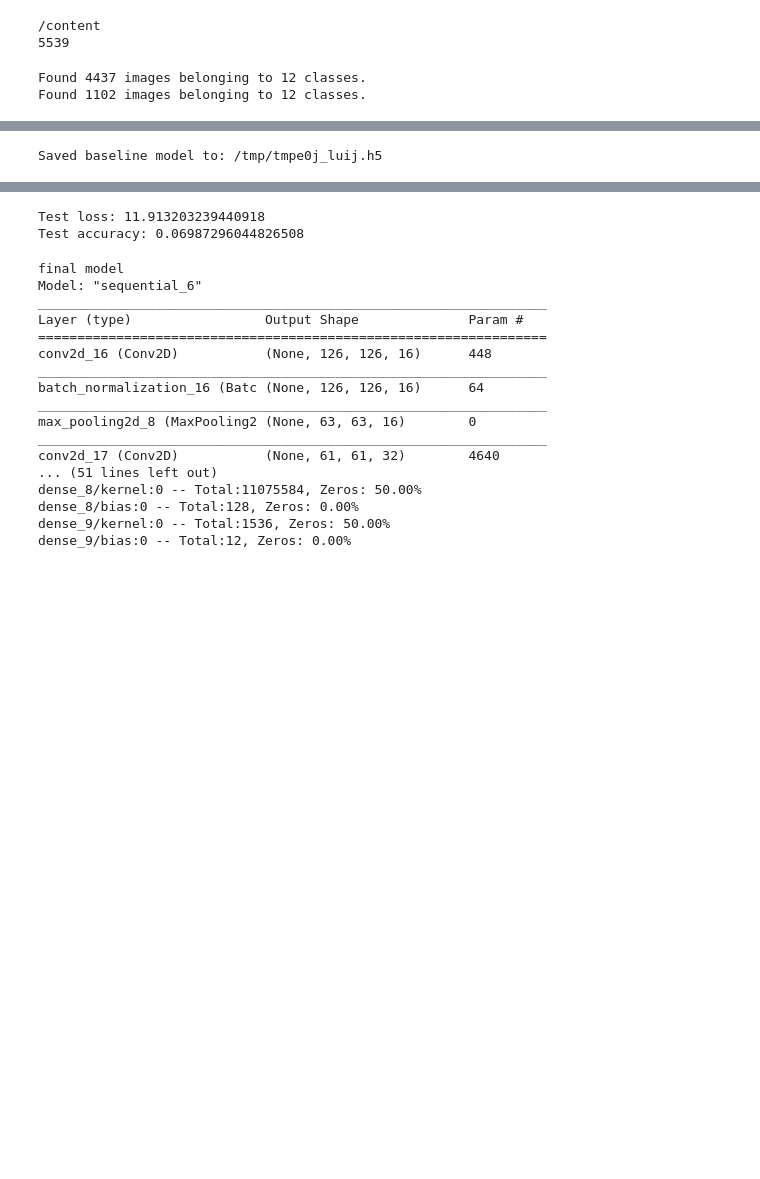
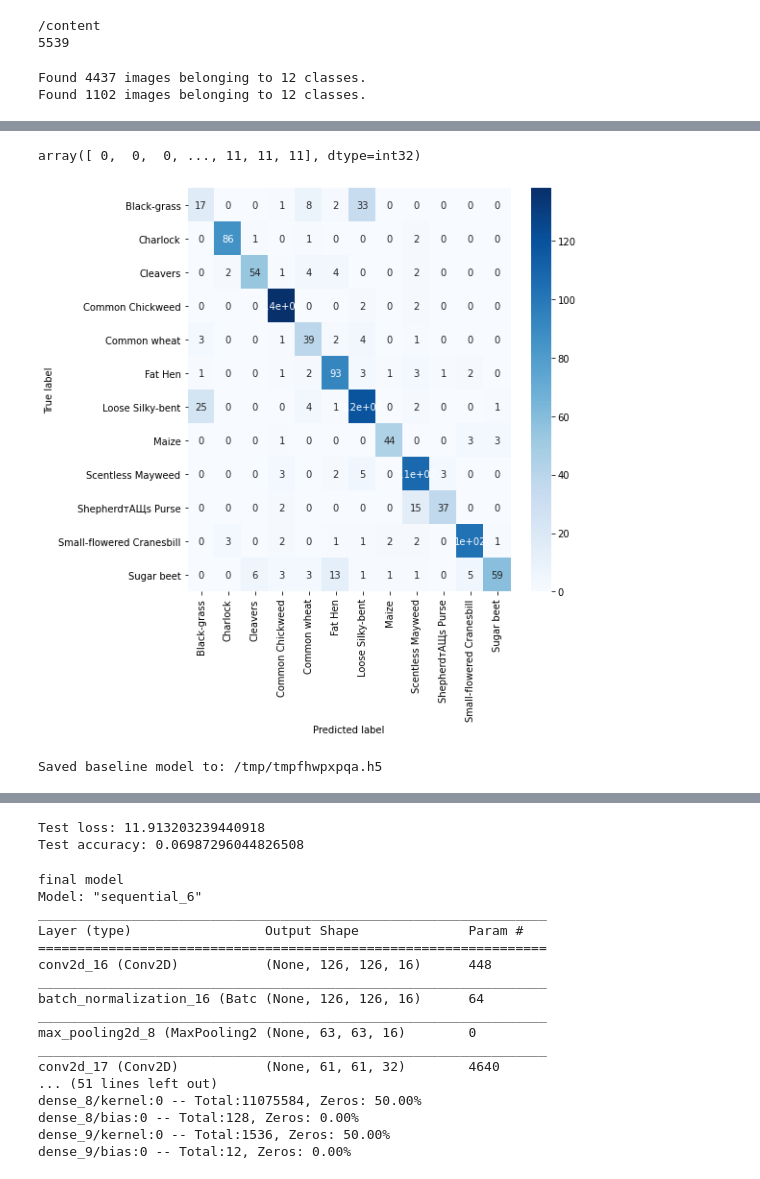
Before and after one commit to Sheepybloke2-0/CSE847-Project, a Jupyter notebook: Model_Training/tinyml_seedling_detect.ipynb, the cells around one changed output, grey strips where cells are left out. Cells and saved outputs as stored; diff of their text form; code cells hidden in the pictures; blank space fills up the shorter version.

Commit message:
Add confusion matrix

```diff
--- a/Model_Training/tinyml_seedling_detect.ipynb
+++ b/Model_Training/tinyml_seedling_detect.ipynb
@@ -158,7 +158,8 @@ testGenerator = testDataGen.flow_from_directory(
     trainPath,
     target_size=IM_SIZE,
     batch_size=BATCH_SIZE,
-    subset='validation'
+    subset='validation',
+    shuffle=False
 )
 # %% [output]
 Found 4437 images belonging to 12 classes.
@@ -225,0 +233,6 @@ Epoch 100/100
+# %%
+class_names = [None] * len(trainGenerator.class_indices)
+for name, idx in trainGenerator.class_indices.items():
+  class_names[idx] = name
+
+class_names
@@ -226,9 +252,35 @@ Epoch 100/100
+# %%
+preds = model.predict(testGenerator)
+preds = np.argmax(preds, axis=1)
+# %%
+testGenerator.labels
+# %% [output]
+array([ 0,  0,  0, ..., 11, 11, 11], dtype=int32)
+# %%
+confusion_mat = tf.math.confusion_matrix(labels=testGenerator.labels, predictions=preds).numpy()
+con_mat_df = pd.DataFrame(confusion_mat)
+
+def confusion_matrix_plot(df):
+  figure = plt.figure(figsize=(8, 8))
+  sns.heatmap(df,
+              annot=True,
+              cmap=plt.cm.Blues,
+              xticklabels=class_names,
+              yticklabels=class_names)
+  plt.tight_layout()
+  plt.ylabel('True label')
+  plt.xlabel('Predicted label')
+  plt.show()
+
+confusion_matrix_plot(con_mat_df)
+# %% [output]
+[figure, added]
 # %%
 _, keras_file = tempfile.mkstemp('.h5')
 tf.keras.models.save_model(model, keras_file, include_optimizer=False)
 print('Saved baseline model to:', keras_file)
 # %% [output]
-Saved baseline model to: /tmp/tmpe0j_luij.h5
+Saved baseline model to: /tmp/tmpfhwpxpqa.h5
 # %%
 loaded_model = tf.keras.models.load_model(keras_file)
 
```
Also changed, not shown: parts of 8 cells of this notebook.
